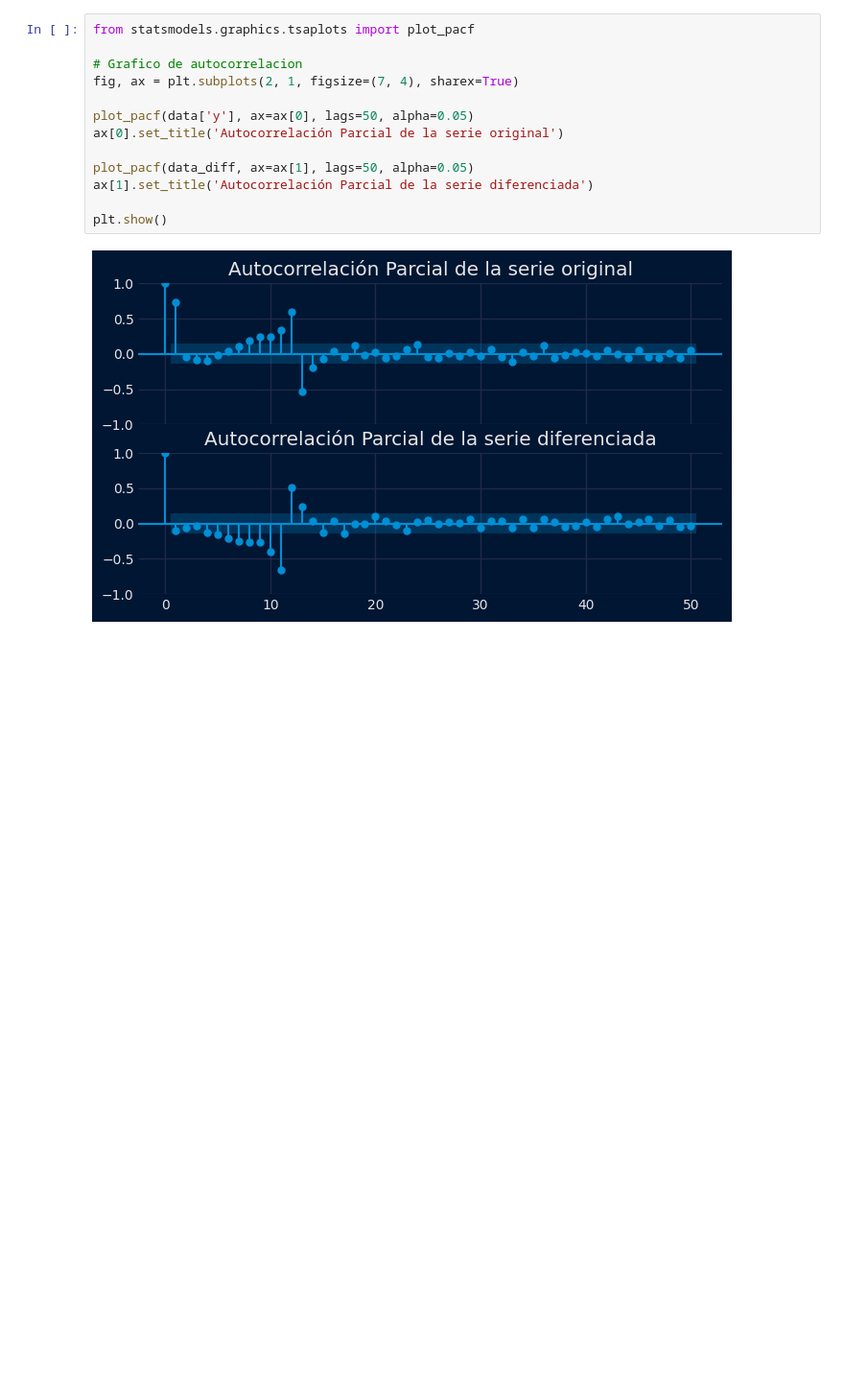
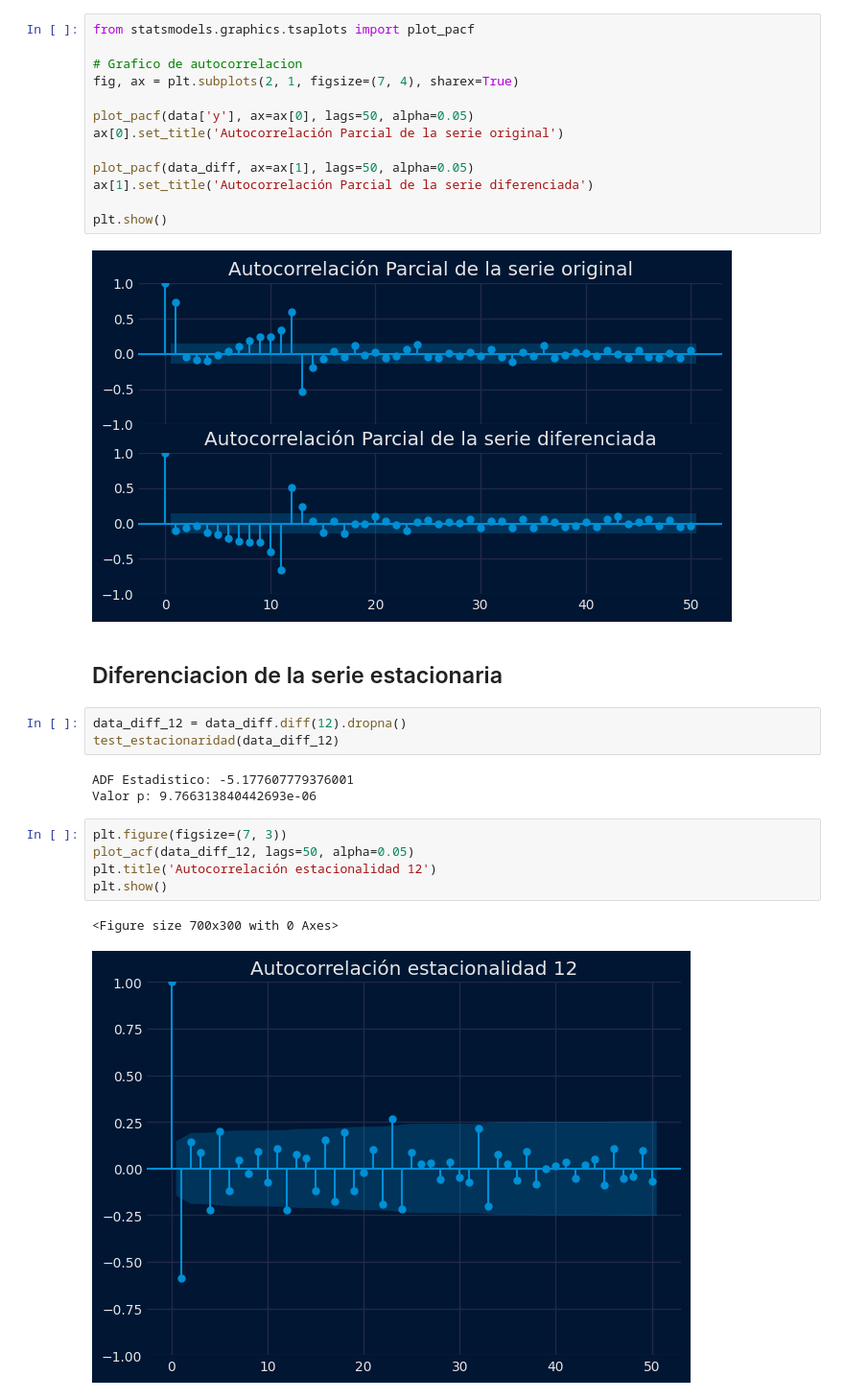
Before and after one commit to DavidBetancurRamirez/ComputacionCientifica, a Jupyter notebook: seriesTiempo/series_tiempo_clase.ipynb, the cells around one changed output. Shown: that part at 96% size. Drawn from its saved outputs; the diff is of its cells as text; blank space fills up the shorter version.

```diff
--- a/seriesTiempo/series_tiempo_clase.ipynb
+++ b/seriesTiempo/series_tiempo_clase.ipynb
@@ -137,3 +146,19 @@ ax[1].set_title('Autocorrelación Parcial de la serie diferenciada')
 plt.show()
 # %% [output]
 [figure]
+# %% [markdown]
+## Diferenciacion de la serie estacionaria
+# %%
+data_diff_12 = data_diff.diff(12).dropna()
+test_estacionaridad(data_diff_12)
+# %% [output]
+ADF Estadistico: -5.177607779376001
+Valor p: 9.766313840442693e-06
+# %%
+plt.figure(figsize=(7, 3))
+plot_acf(data_diff_12, lags=50, alpha=0.05)
+plt.title('Autocorrelación estacionalidad 12')
+plt.show()
+# %% [output]
+<Figure size 700x300 with 0 Axes>
+[figure, added]
```
Also changed, not shown: parts of 17 cells of this notebook, 1 other file.
